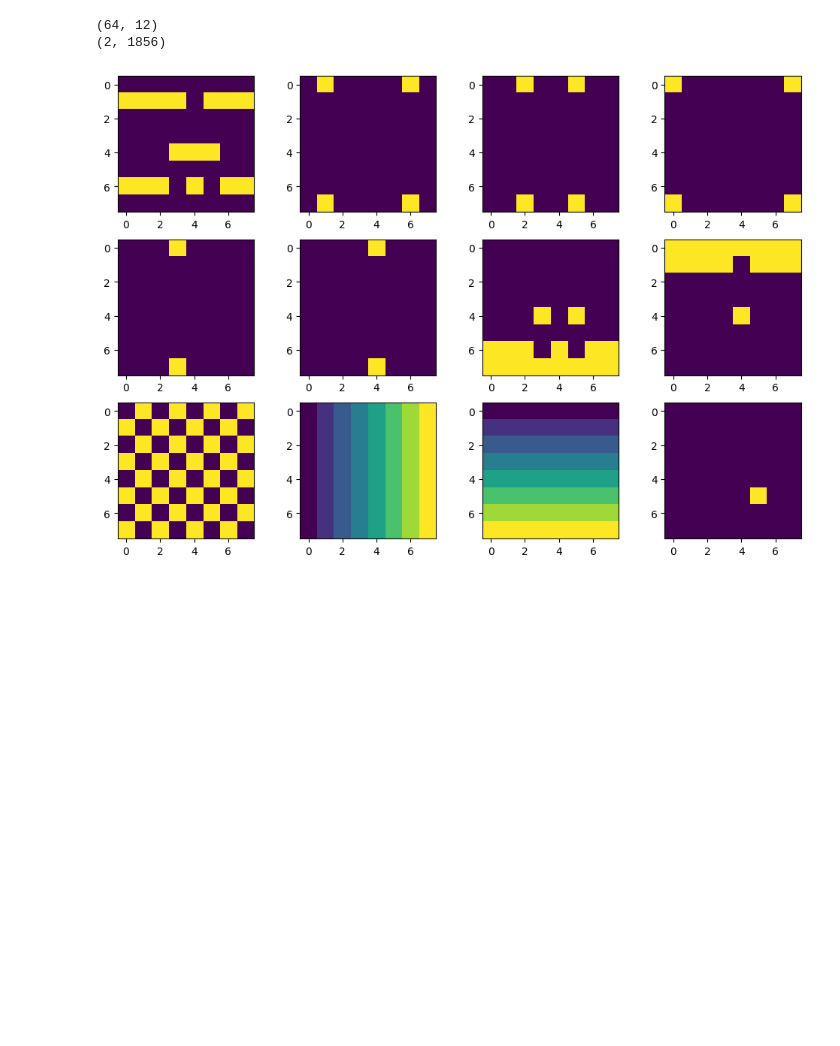
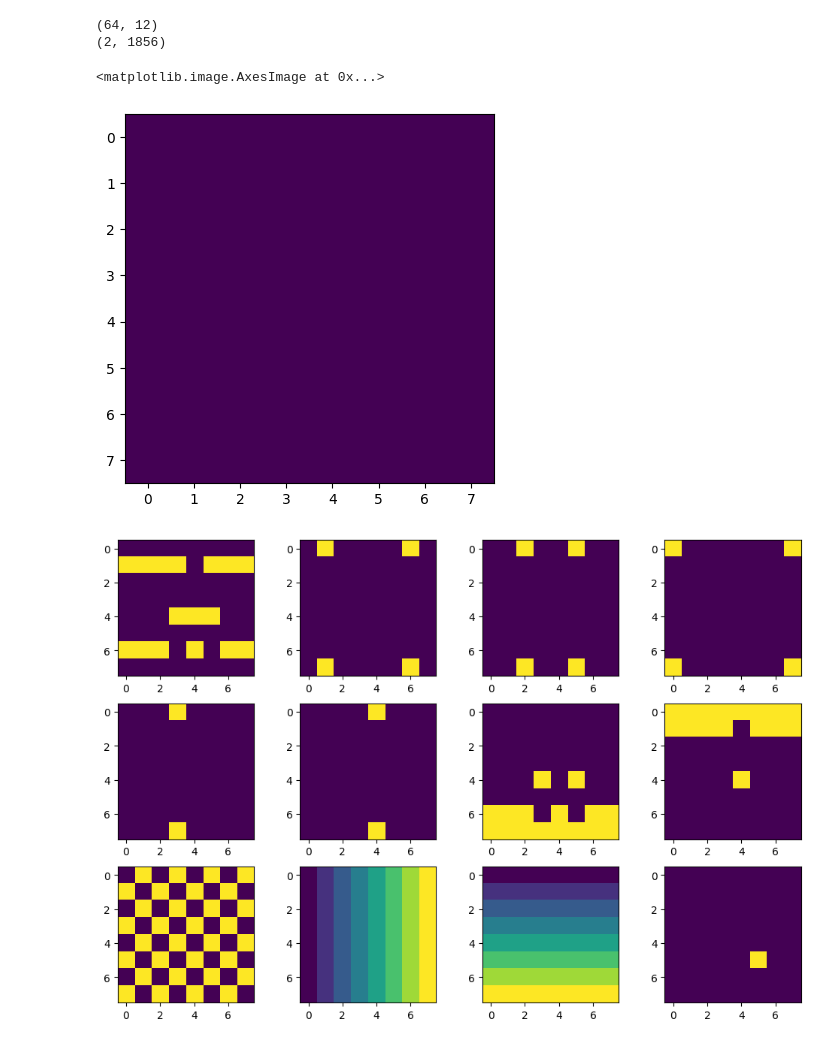
Before and after one commit to hongttisme/Advance_Machine_Learning_Project, a Jupyter notebook: zdtest1.ipynb, the cells around one changed output. Saved outputs shown, nothing was run; the diff lists cells and outputs as text; code cells hidden in the pictures; blank space fills up the shorter version.

```diff
--- a/zdtest1.ipynb
+++ b/zdtest1.ipynb
@@ -169,6 +170,13 @@ print(edges.shape)
 # %% [output]
 (64, 12)
 (2, 1856)
+# %%
+a = np.zeros(64)
+a.resize((8, 8))
+plt.imshow(a)
+# %% [output]
+<matplotlib.image.AxesImage at 0x...>
+[figure, added]
 # %%
 fig, axs = plt.subplots(3, 4, figsize=(12, 8))
 
```
Also changed, not shown: parts of 10 cells of this notebook, 2 other files.
